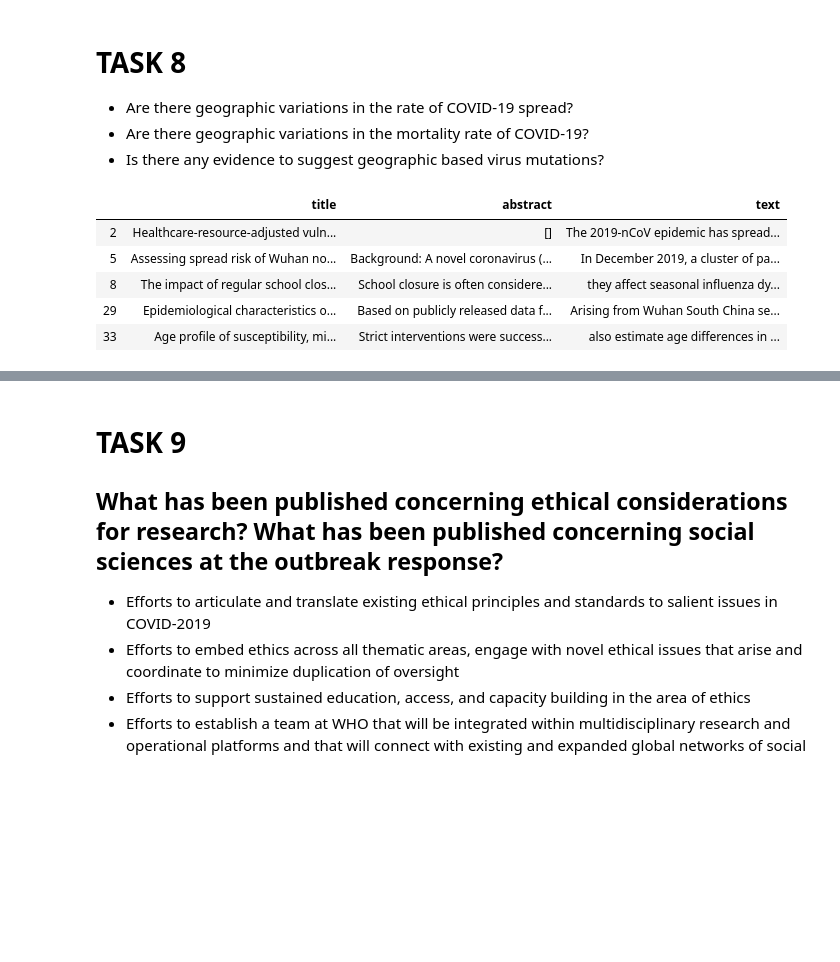
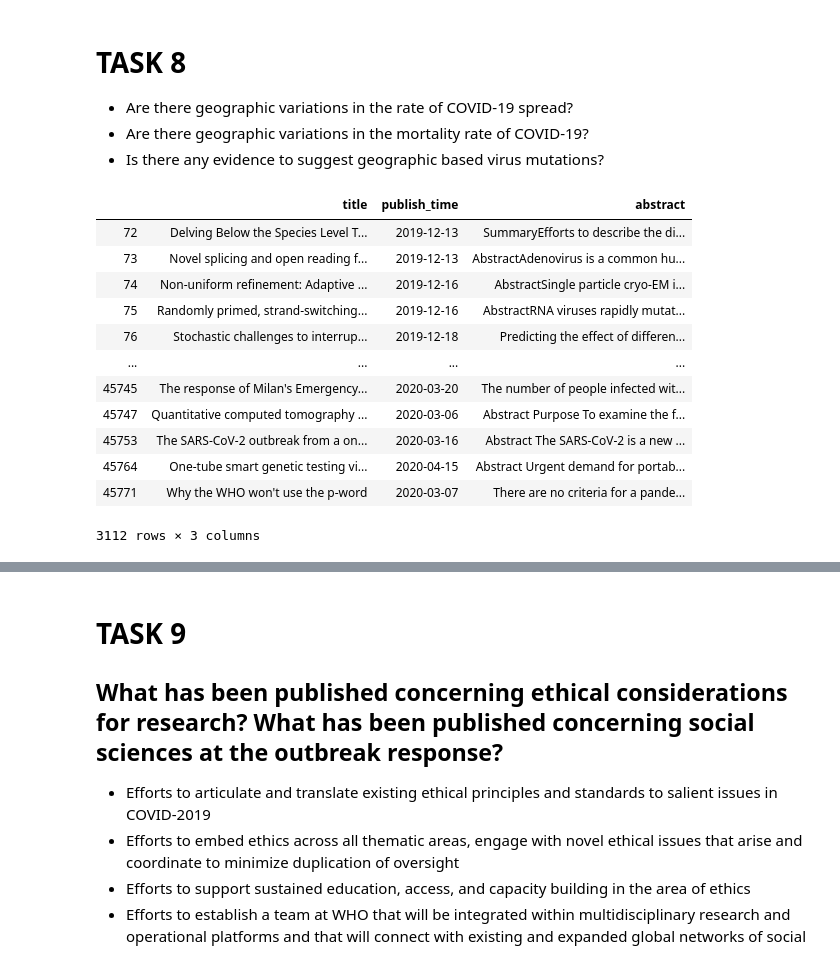
Before and after one commit to tableClothed/COVID-challenge, a Jupyter notebook: find_similarity2.ipynb, the cells around one changed output, grey strips where cells are left out. Cells and saved outputs as stored; diff of their text form; code cells hidden in the pictures; blank space fills up the shorter version.

```diff
--- a/find_similarity2.ipynb
+++ b/find_similarity2.ipynb
@@ -312,30 +316,27 @@ for i, t in enumerate(task):
 - Are there geographic variations in the rate of COVID-19 spread?
 - Are there geographic variations in the mortality rate of COVID-19?
 - Is there any evidence to suggest geographic based virus mutations?
-# %%
-tags8 = []
-countries = [c.name.lower() for c in pycountry.countries]
-relevant = []
-
-for id_, row in df.iterrows():
-    for i in range(len(row)):
-        try:
-            sentences = row[i]
-            sentences = sentences.split(". ")
-            for sentence in sentences:
-                for country in countries:
-                    if country in sentence.lower():
-                        relevant.append(id_)
-        except:
-            pass
-        break
-
-geo_df = df.loc[relevant]
-geo_df.head()
-# %% [output]
-|  | title | abstract | text |
-| 2 | Healthcare-resource-adjusted vuln... | [] | The 2019-nCoV epidemic has spread... |
-| 5 | Assessing spread risk of Wuhan no... | Background: A novel coronavirus (... | In December 2019, a cluster of pa... |
-| 8 | The impact of regular school clos... | School closure is often considere... | they affect seasonal influenza dy... |
-| 29 | Epidemiological characteristics o... | Based on publicly released data f... | Arising from Wuhan South China se... |
-| 33 | Age profile of susceptibility, mi... | Strict interventions were success... | also estimate age differences in ... |
+# %%
+# cleaning df
+df = pd.read_csv("csvfiles/metadata.csv")
+df = df[['title', 'publish_time', 'abstract']]
+df['publish_time'] = pd.to_datetime(df['publish_time'])
+ids = (df['publish_time'] > '2019-12-01')
+clean_df = df[ids].dropna()
+# .reset_index()
+# del clean_df['index']
+clean_df
+# %% [output]
+|  | title | publish_time | abstract |
+| 72 | Delving Below the Species Level T... | 2019-12-13 | SummaryEfforts to describe the di... |
+| 73 | Novel splicing and open reading f... | 2019-12-13 | AbstractAdenovirus is a common hu... |
+| 74 | Non-uniform refinement: Adaptive ... | 2019-12-16 | AbstractSingle particle cryo-EM i... |
+| 75 | Randomly primed, strand-switching... | 2019-12-16 | AbstractRNA viruses rapidly mutat... |
+| 76 | Stochastic challenges to interrup... | 2019-12-18 | Predicting the effect of differen... |
+| ... | ... | ... | ... |
+| 45745 | The response of Milan's Emergency... | 2020-03-20 | The number of people infected wit... |
+| 45747 | Quantitative computed tomography ... | 2020-03-06 | Abstract Purpose To examine the f... |
+| 45753 | The SARS-CoV-2 outbreak from a on... | 2020-03-16 | Abstract The SARS-CoV-2 is a new ... |
+| 45764 | One-tube smart genetic testing vi... | 2020-04-15 | Abstract Urgent demand for portab... |
+| 45771 | Why the WHO won't use the p-word | 2020-03-07 | There are no criteria for a pande... |
+3112 rows × 3 columns
```
Also changed, not shown: parts of 5 cells of this notebook, 2 other files.
